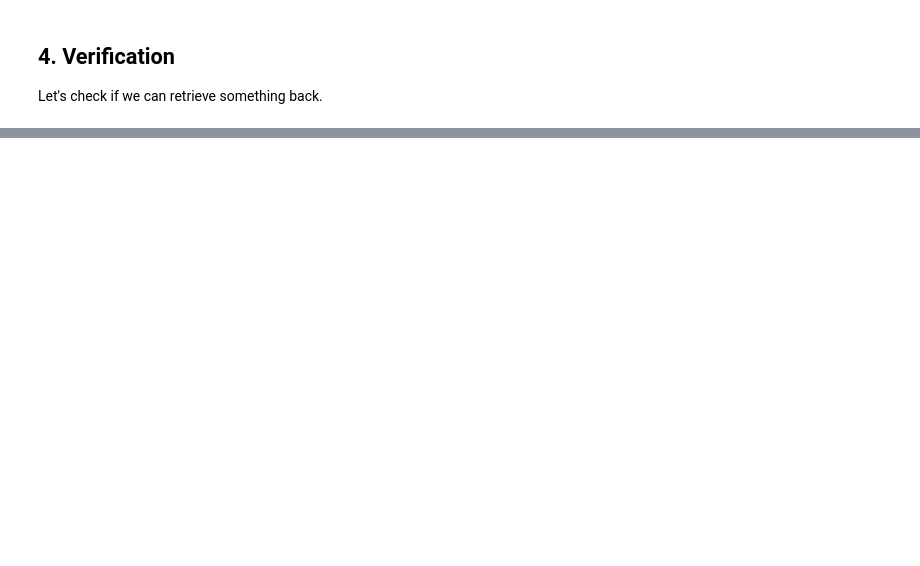
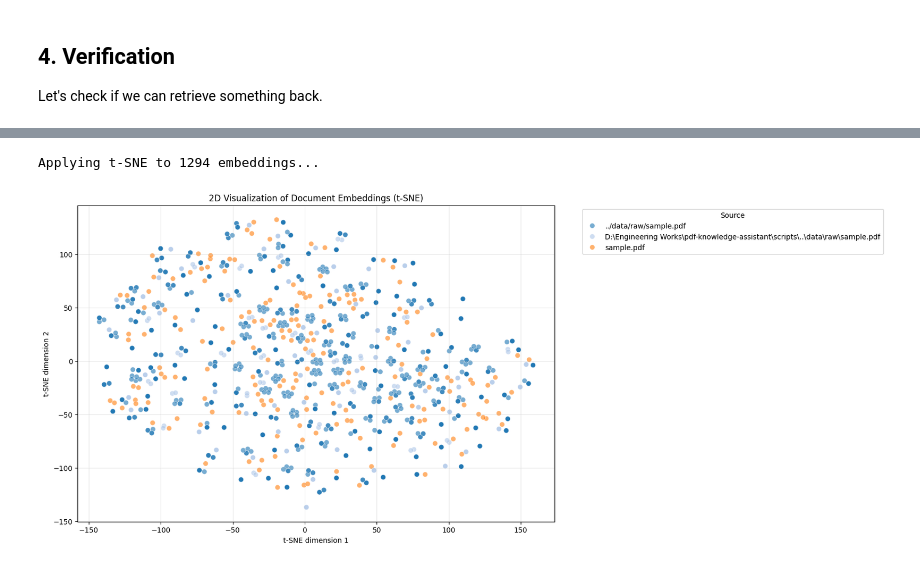
Before and after one commit to Jagaradoz/pdf-knowledge-assistant, a Jupyter notebook: notebooks/01_document_vectorization.ipynb, the cells around one changed output, grey strips where cells are left out. Saved outputs shown, nothing was run; the diff lists cells and outputs as text; code cells hidden in the pictures; blank space fills up the shorter version.

Commit message:
feat: add embedding visualization and restructure source directory

```diff
--- a/notebooks/01_document_vectorization.ipynb
+++ b/notebooks/01_document_vectorization.ipynb
@@ -131,0 +136,42 @@ cha...
+# %%
+import matplotlib.pyplot as plt
+import seaborn as sns
+import numpy as np
+from sklearn.manifold import TSNE
+
+# 1. Extract embeddings and metadata
+data = retriever.vectorstore.get(include=['embeddings', 'metadatas'])
+embeddings = np.array(data['embeddings'])
+sources = [m.get('source', 'unknown') for m in data['metadatas']]
+
+if len(embeddings) > 0:
+    print(f"Applying t-SNE to {len(embeddings)} embeddings...")
+
+    # 2. Run t-SNE
+    tsne = TSNE(n_components=2, perplexity=30, init='pca', random_state=42)
+    embeddings_2d = tsne.fit_transform(embeddings)
+
+    # 3. Plot
+    plt.figure(figsize=(12, 8))
+    sns.scatterplot(
+        x=embeddings_2d[:, 0],
+        y=embeddings_2d[:, 1],
+        hue=sources,
+        palette='tab20',
+        alpha=0.6,
+        s=50,
+        edgecolor='w',
+        legend='full'
+    )
+
+    plt.title("2D Visualization of Document Embeddings (t-SNE)")
+    plt.xlabel("t-SNE dimension 1")
+    plt.ylabel("t-SNE dimension 2")
+    plt.legend(bbox_to_anchor=(1.05, 1), loc='upper left', title='Source')
+    plt.grid(True, alpha=0.3)
+    plt.show()
+else:
+    print("No embeddings found to visualize.")
+# %% [output]
+Applying t-SNE to 1294 embeddings...
+[figure, added]
```
Also changed, not shown: parts of 4 cells of this notebook, 4 other files.
